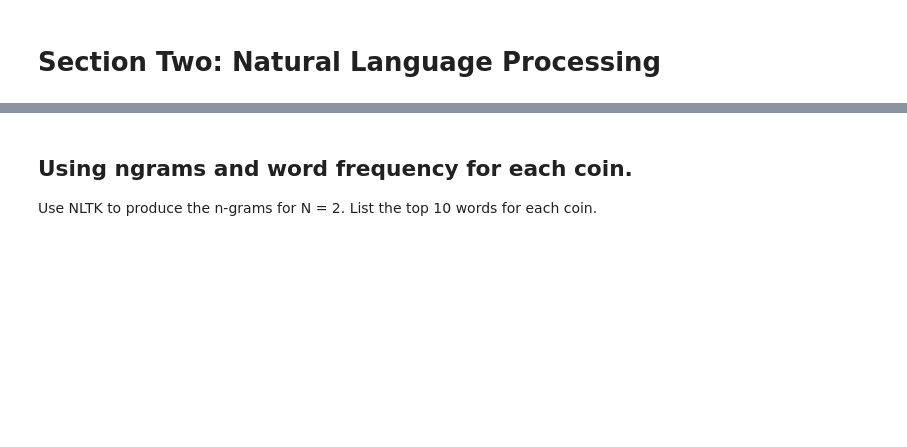
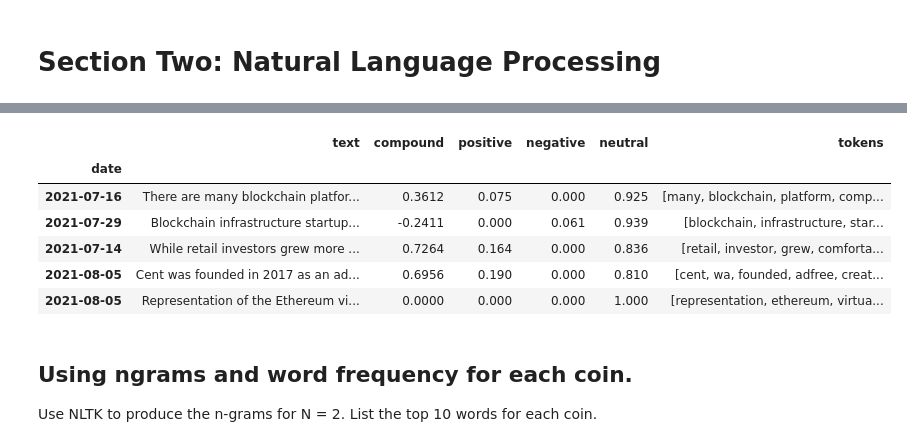
Before and after one commit to yrlbaker/unit12_hw, a Jupyter notebook: NLP/sa_nlp_hw.ipynb, the cells around one changed output, grey strips where cells are left out. Cells and saved outputs as stored; diff of their text form; code cells hidden in the pictures; blank space fills up the shorter version.

```diff
--- a/NLP/sa_nlp_hw.ipynb
+++ b/NLP/sa_nlp_hw.ipynb
@@ -256,5 +296,15 @@ def tokenizer(text):
 # %%
 # Create a new tokens column for Ethereum
+ethereum_df["tokens"] = ethereum_df.text.apply(tokenizer)
+ethereum_df.head()
+# %% [output]
+|  | text | compound | positive | negative | neutral | tokens |
+| date |  |  |  |  |  |  |
+| 2021-07-16 | There are many blockchain platfor... | 0.3612 | 0.075 | 0.000 | 0.925 | [many, blockchain, platform, comp... |
+| 2021-07-29 | Blockchain infrastructure startup... | -0.2411 | 0.000 | 0.061 | 0.939 | [blockchain, infrastructure, star... |
+| 2021-07-14 | While retail investors grew more ... | 0.7264 | 0.164 | 0.000 | 0.836 | [retail, investor, grew, comforta... |
+| 2021-08-05 | Cent was founded in 2017 as an ad... | 0.6956 | 0.190 | 0.000 | 0.810 | [cent, wa, founded, adfree, creat... |
+| 2021-08-05 | Representation of the Ethereum vi... | 0.0000 | 0.000 | 0.000 | 1.000 | [representation, ethereum, virtua... |
 # %% [markdown]
 ## Using ngrams and word frequency for each coin.
 Use NLTK to produce the n-grams for N = 2.
```
Also changed, not shown: parts of 14 cells of this notebook.
